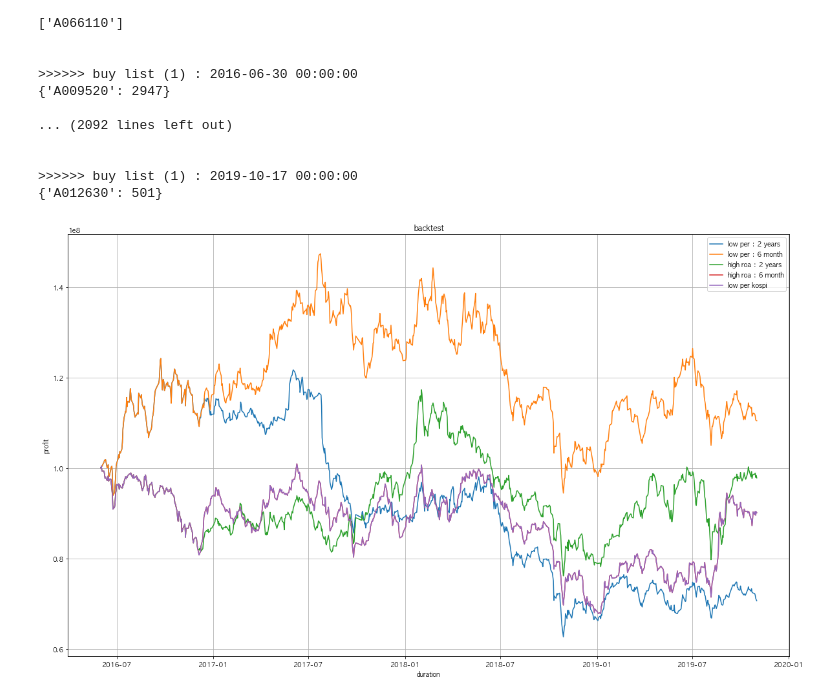
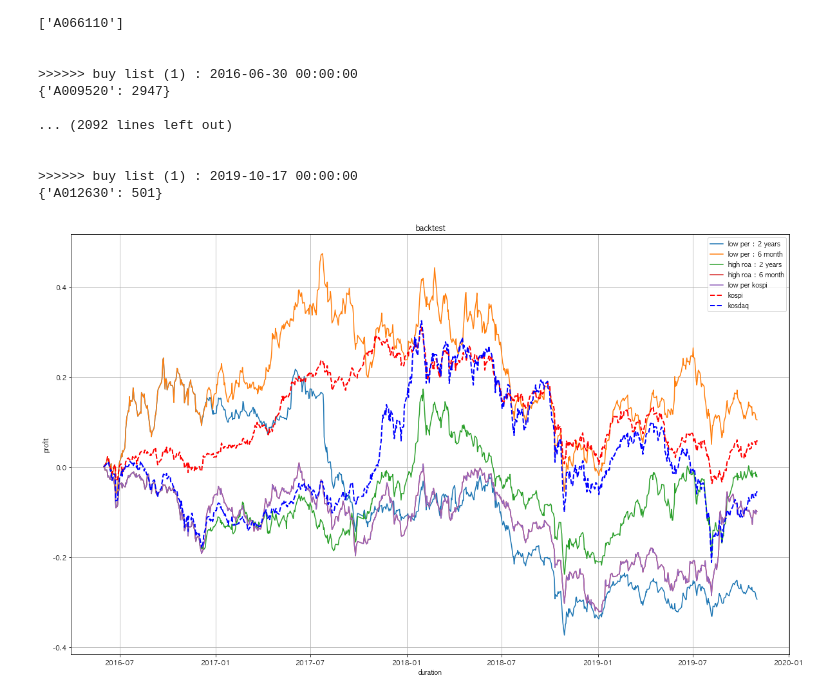
Before and after one commit to neosuperprogrammer/Quant, a Jupyter notebook: neo_strategy_test8.ipynb, the cells around one changed output. Saved outputs shown, nothing was run; the diff lists cells and outputs as text; code cells hidden in the pictures.

```diff
--- a/neo_strategy_test8.ipynb
+++ b/neo_strategy_test8.ipynb
@@ -1681,19 +1681,29 @@ bt5 = get_backtest_result_from_pf(total_pf_df, price_df)
 
 >>>>>> buy list (1) : 2019-10-17 00:00:00
 {'A012630': 501}
+# %%
+kospi_df = price_df[['KOSPI']][start_date:]
+kospi_df = kospi_df.fillna(method='bfill')
+kospi_df['total_change_rate'] = kospi_df/kospi_df.iloc[0]-1
+
+kosdaq_df = price_df[['KOSDAQ']][start_date:]
+kosdaq_df = kosdaq_df.fillna(method='bfill')
+kosdaq_df['total_change_rate'] = kosdaq_df/kosdaq_df.iloc[0]-1
 # %%
 plt.rc('font', size=10)
 plt.figure(figsize=(20, 12))
-plt.plot(bt1.index, bt1['total_portfolio'], label='low per : 2 years')
-plt.plot(bt2.index, bt2['total_portfolio'], label='low per : 6 month')
-plt.plot(bt3.index, bt3['total_portfolio'], label='high roa : 2 years')
-plt.plot(bt4.index, bt4['total_portfolio'], label='high roa : 6 month')
-plt.plot(bt5.index, bt4['total_portfolio'], label='low per kospi')
+plt.plot(bt1.index, bt1['total_change_rate'], label='low per : 2 years')
+plt.plot(bt2.index, bt2['total_change_rate'], label='low per : 6 month')
+plt.plot(bt3.index, bt3['total_change_rate'], label='high roa : 2 years')
+plt.plot(bt4.index, bt4['total_change_rate'], label='high roa : 6 month')
+plt.plot(bt5.index, bt4['total_change_rate'], label='low per kospi')
+plt.plot(kospi_df.index, kospi_df['total_change_rate'], label='kospi', color='red',linewidth=2.0, linestyle='dashed')
+plt.plot(kosdaq_df.index, kosdaq_df['total_change_rate'], label='kosdaq', color='blue',linewidth=2.0, linestyle='dashed')
 plt.title('backtest')
 plt.xlabel("duration")
 plt.ylabel("profit")
 plt.legend(loc='upper right')
 plt.grid()
 plt.show()
 # %% [output]
-[figure, old version]
+[figure, new version]
```
Also changed, not shown: 1 other file.
